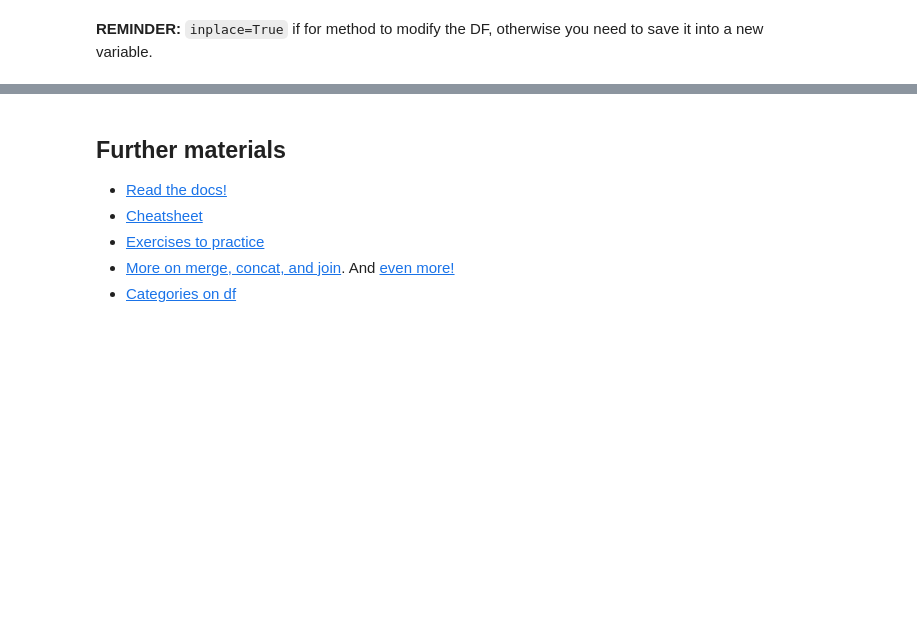
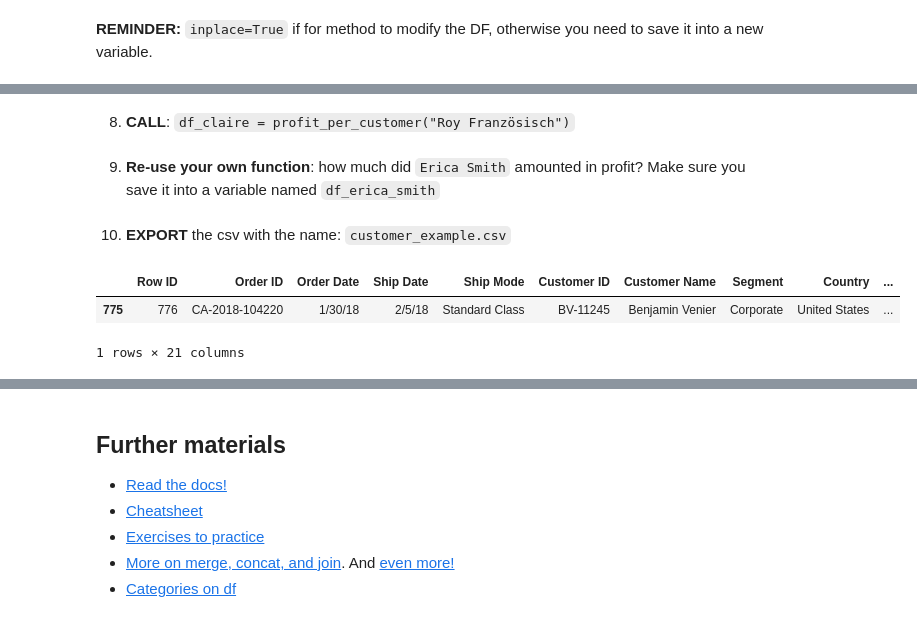
Before and after one commit to Ironhack-data-bcn-january-2024/lectures, a Jupyter notebook: week-2/3-Pandas II - Transformation.ipynb, the cells around one changed output, grey strips where cells are left out. Cells and saved outputs as stored; diff of their text form; code cells hidden in the pictures; blank space fills up the shorter version.

```diff
--- a/week-2/3-Pandas II - Transformation.ipynb
+++ b/week-2/3-Pandas II - Transformation.ipynb
@@ -1540,0 +1488,13 @@ df.reset_index(inplace=True) # reset the index and overwrite
+# %% [markdown]
+8. **CALL**: `df_claire = profit_per_customer("Roy Französisch")`
+# %% [markdown]
+9. **Re-use your own function**: how much did `Erica Smith` amounted in profit? Make sure you save it into a variable named `df_erica_smith`
+# %% [markdown]
+10. **EXPORT** the csv with the name: `customer_example.csv`
+# %%
+df = pd.read_csv("../datasets/superstore.csv")
+df.sample()
+# %% [output]
+|  | Row ID | Order ID | Order Date | Ship Date | Ship Mode | Customer ID | Customer Name | Segment | Country | ... |
+| 775 | 776 | CA-2018-104220 | 1/30/18 | 2/5/18 | Standard Class | BV-11245 | Benjamin Venier | Corporate | United States | ... |
+1 rows × 21 columns
```
Also changed, not shown: parts of 133 cells of this notebook, 2 other files.
